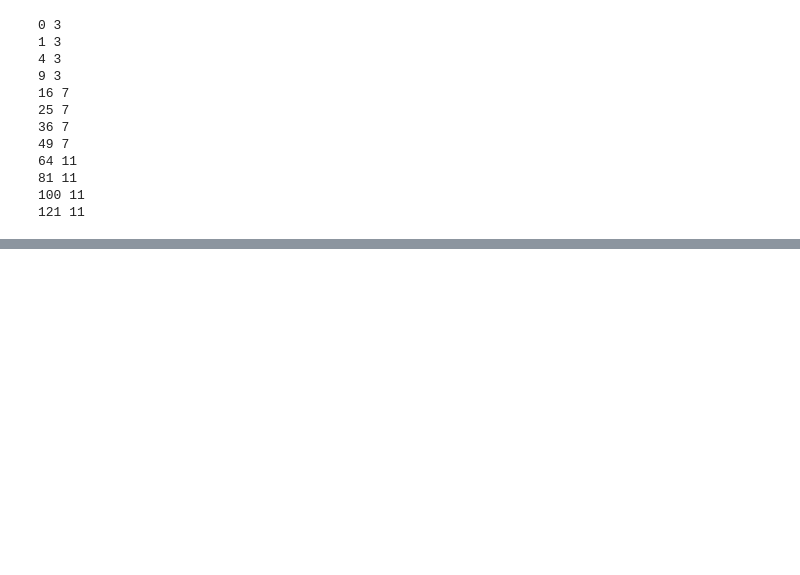
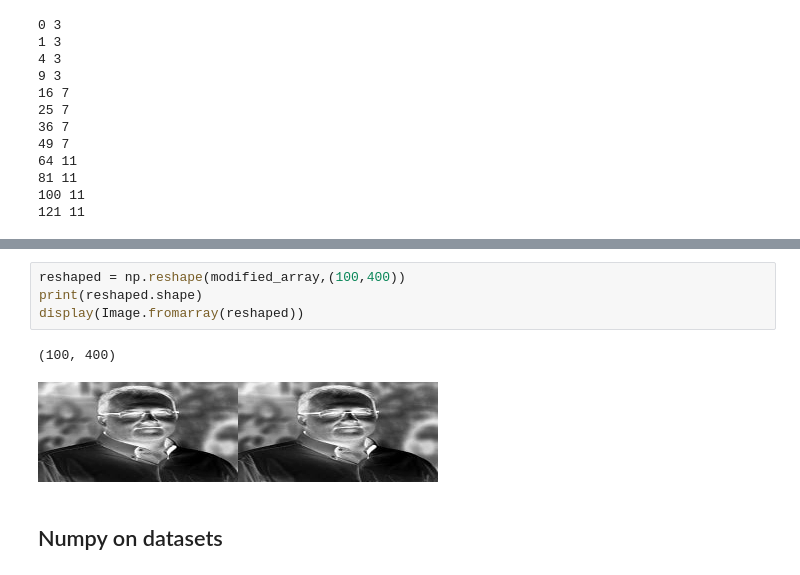
Before and after one commit to mahinuralam/Numpy, a Jupyter notebook: numpy.ipynb, the cells around one changed output, grey strips where cells are left out. Cells and saved outputs as stored; diff of their text form; blank space fills up the shorter version.

```diff
--- a/numpy.ipynb
+++ b/numpy.ipynb
@@ -391,0 +443,9 @@ for x,y in np.nditer([a,b]):
+# %%
+reshaped = np.reshape(modified_array,(100,400))
+print(reshaped.shape)
+display(Image.fromarray(reshaped))
+# %% [output]
+(100, 400)
+[figure, added]
+# %% [markdown]
+## Numpy on datasets
```
Also changed, not shown: parts of 19 cells of this notebook.
